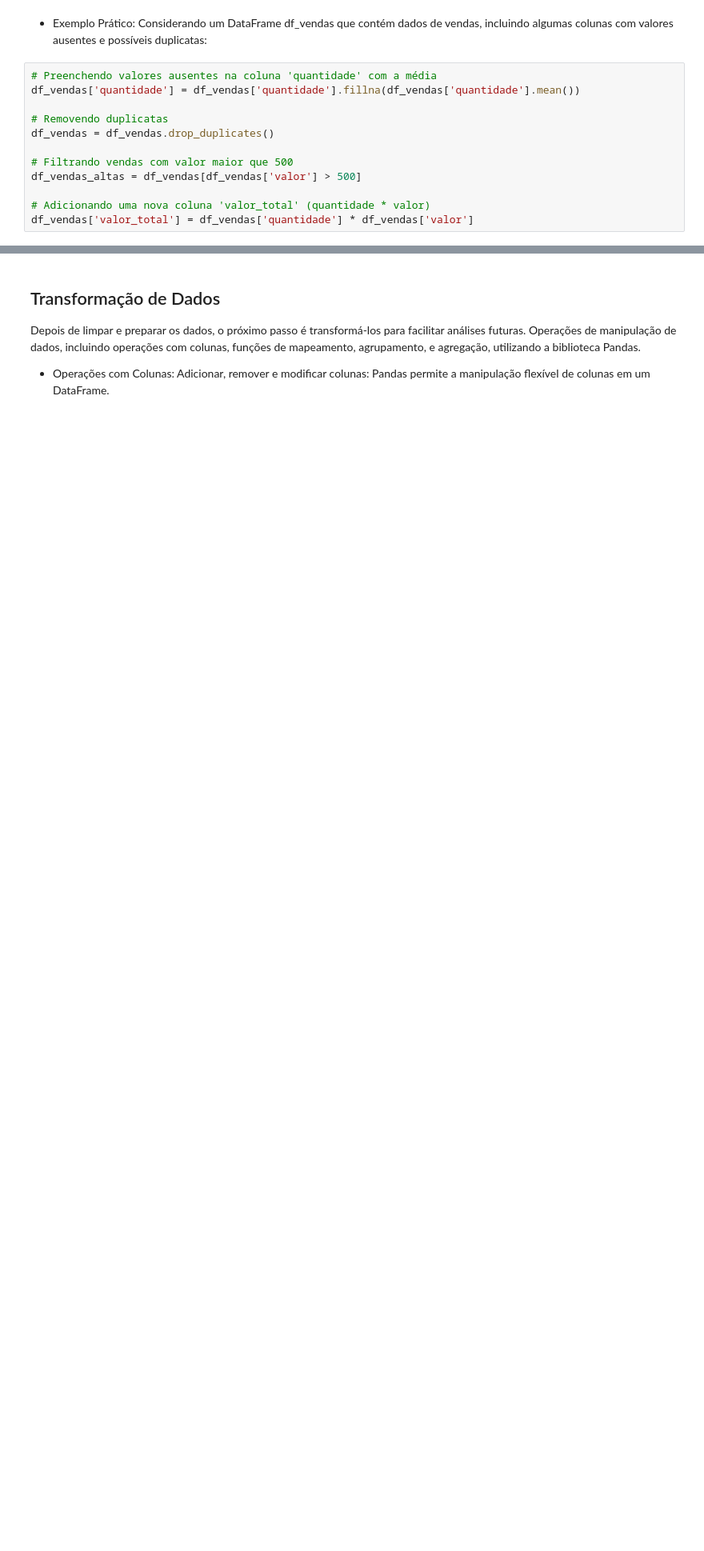
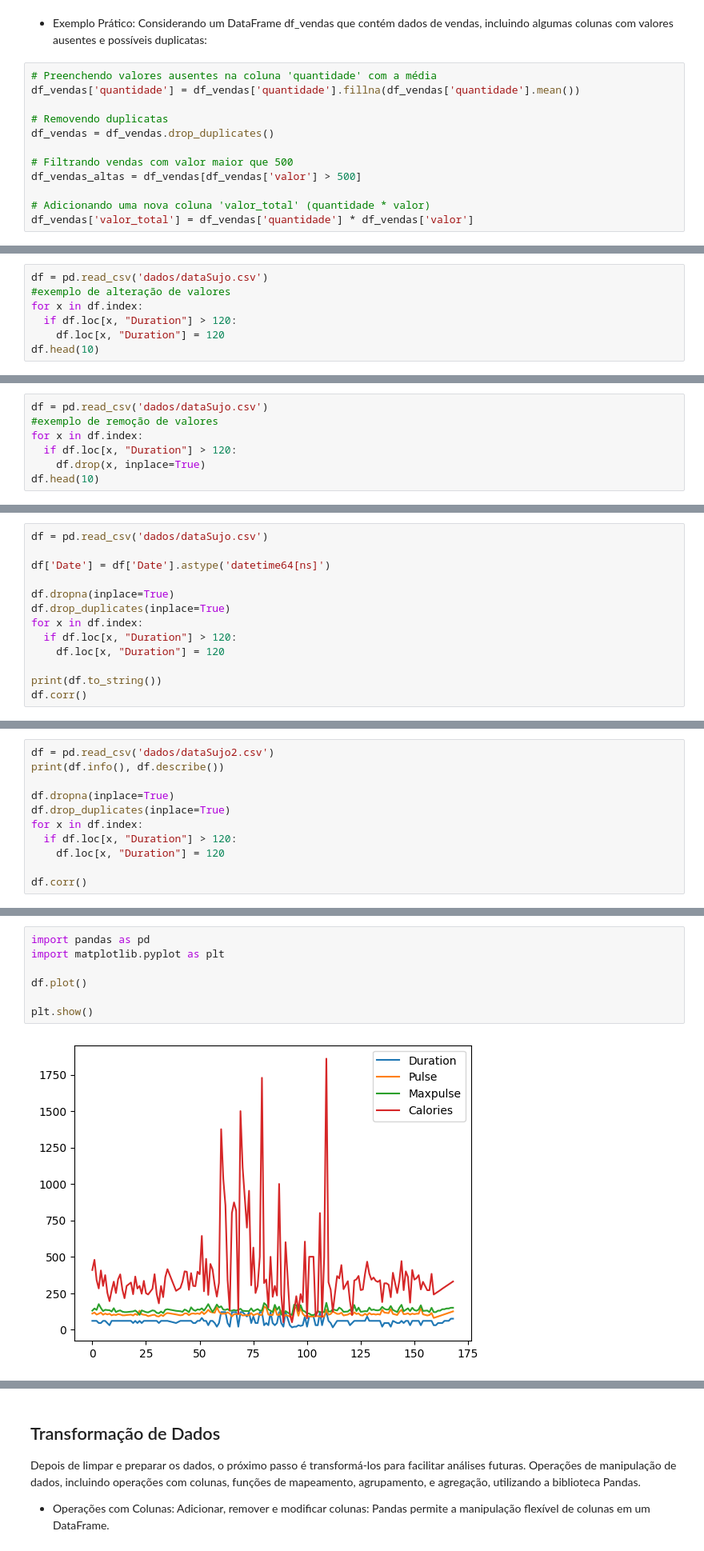
Before and after one commit to dacioms/DacioPythonDados, a Jupyter notebook: Aula3PandasIntro.ipynb, the cells around one changed output, grey strips where cells are left out. Shown at 80% size. Saved outputs shown, nothing was run; the diff lists cells and outputs as text; blank space fills up the shorter version.

```diff
--- a/Aula3PandasIntro.ipynb
+++ b/Aula3PandasIntro.ipynb
@@ -475,0 +1067,7 @@ df_vendas['valor_total'] = df_vendas['quantidade'] * df_vendas['valor']
+# %%
+df = pd.read_csv('dados/dataSujo.csv')
+#exemplo de alteração de valores
+for x in df.index:
+  if df.loc[x, "Duration"] > 120:
+    df.loc[x, "Duration"] = 120
+df.head(10)
@@ -475,0 +1086,7 @@ df_vendas['valor_total'] = df_vendas['quantidade'] * df_vendas['valor']
+# %%
+df = pd.read_csv('dados/dataSujo.csv')
+#exemplo de remoção de valores
+for x in df.index:
+  if df.loc[x, "Duration"] > 120:
+    df.drop(x, inplace=True)
+df.head(10)
@@ -475,0 +1139,13 @@ df_vendas['valor_total'] = df_vendas['quantidade'] * df_vendas['valor']
+# %%
+df = pd.read_csv('dados/dataSujo.csv')
+
+df['Date'] = df['Date'].astype('datetime64[ns]')
+
+df.dropna(inplace=True)
+df.drop_duplicates(inplace=True)
+for x in df.index:
+  if df.loc[x, "Duration"] > 120:
+    df.loc[x, "Duration"] = 120
+
+print(df.to_string())
+df.corr()
@@ -475,0 +1176,11 @@ df_vendas['valor_total'] = df_vendas['quantidade'] * df_vendas['valor']
+# %%
+df = pd.read_csv('dados/dataSujo2.csv')
+print(df.info(), df.describe())
+
+df.dropna(inplace=True)
+df.drop_duplicates(inplace=True)
+for x in df.index:
+  if df.loc[x, "Duration"] > 120:
+    df.loc[x, "Duration"] = 120
+
+df.corr()
@@ -475,0 +1225,9 @@ df_vendas['valor_total'] = df_vendas['quantidade'] * df_vendas['valor']
+# %%
+import pandas as pd
+import matplotlib.pyplot as plt
+
+df.plot()
+
+plt.show()
+# %% [output]
+[figure, added]
```
Also changed, not shown: parts of 57 cells of this notebook, 1 other file.
